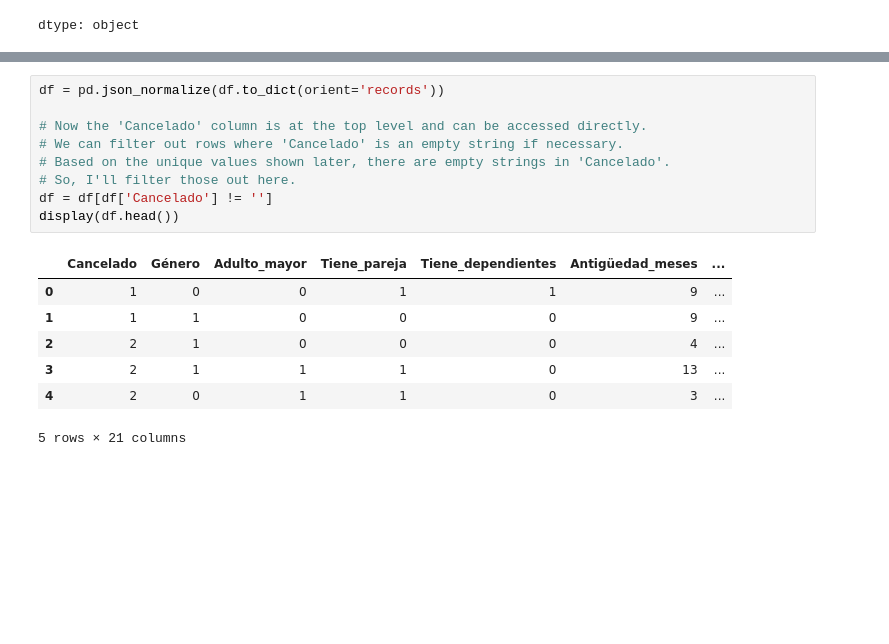
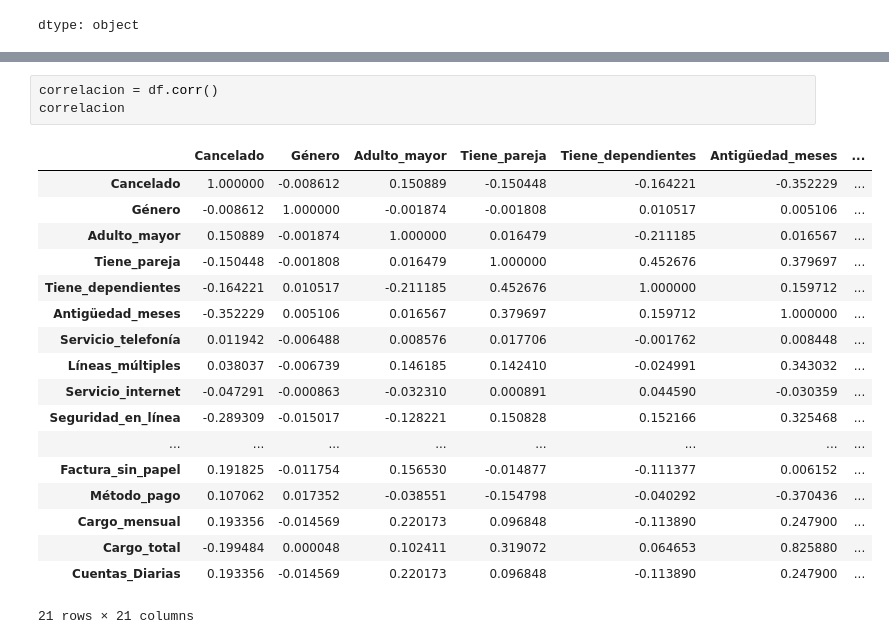
Before and after one commit to AngelTroncoso/Proyecto_telecomx2, a Jupyter notebook: telecoX.ipynb, the cells around one changed output, grey strips where cells are left out. Cells and saved outputs as stored; diff of their text form; blank space fills up the shorter version.

```diff
--- a/telecoX.ipynb
+++ b/telecoX.ipynb
@@ -347,17 +350,22 @@ df
-# %%
-df = pd.json_normalize(df.to_dict(orient='records'))
-
-# Now the 'Cancelado' column is at the top level and can be accessed directly.
-# We can filter out rows where 'Cancelado' is an empty string if necessary.
-# Based on the unique values shown later, there are empty strings in 'Cancelado'.
-# So, I'll filter those out here.
-df = df[df['Cancelado'] != '']
-display(df.head())
-# %% [output]
-|  | Cancelado | Género | Adulto_mayor | Tiene_pareja | Tiene_dependientes | Antigüedad_meses | ... |
-| 0 | 1 | 0 | 0 | 1 | 1 | 9 | ... |
-| 1 | 1 | 1 | 0 | 0 | 0 | 9 | ... |
-| 2 | 2 | 1 | 0 | 0 | 0 | 4 | ... |
-| 3 | 2 | 1 | 1 | 1 | 0 | 13 | ... |
-| 4 | 2 | 0 | 1 | 1 | 0 | 3 | ... |
-5 rows × 21 columns
+# %%
+correlacion = df.corr()
+correlacion
+# %% [output]
+|  | Cancelado | Género | Adulto_mayor | Tiene_pareja | Tiene_dependientes | Antigüedad_meses | ... |
+| Cancelado | 1.000000 | -0.008612 | 0.150889 | -0.150448 | -0.164221 | -0.352229 | ... |
+| Género | -0.008612 | 1.000000 | -0.001874 | -0.001808 | 0.010517 | 0.005106 | ... |
+| Adulto_mayor | 0.150889 | -0.001874 | 1.000000 | 0.016479 | -0.211185 | 0.016567 | ... |
+| Tiene_pareja | -0.150448 | -0.001808 | 0.016479 | 1.000000 | 0.452676 | 0.379697 | ... |
+| Tiene_dependientes | -0.164221 | 0.010517 | -0.211185 | 0.452676 | 1.000000 | 0.159712 | ... |
+| Antigüedad_meses | -0.352229 | 0.005106 | 0.016567 | 0.379697 | 0.159712 | 1.000000 | ... |
+| Servicio_telefonía | 0.011942 | -0.006488 | 0.008576 | 0.017706 | -0.001762 | 0.008448 | ... |
+| Líneas_múltiples | 0.038037 | -0.006739 | 0.146185 | 0.142410 | -0.024991 | 0.343032 | ... |
+| Servicio_internet | -0.047291 | -0.000863 | -0.032310 | 0.000891 | 0.044590 | -0.030359 | ... |
+| Seguridad_en_línea | -0.289309 | -0.015017 | -0.128221 | 0.150828 | 0.152166 | 0.325468 | ... |
+| ... | ... | ... | ... | ... | ... | ... | ... |
+| Factura_sin_papel | 0.191825 | -0.011754 | 0.156530 | -0.014877 | -0.111377 | 0.006152 | ... |
+| Método_pago | 0.107062 | 0.017352 | -0.038551 | -0.154798 | -0.040292 | -0.370436 | ... |
+| Cargo_mensual | 0.193356 | -0.014569 | 0.220173 | 0.096848 | -0.113890 | 0.247900 | ... |
+| Cargo_total | -0.199484 | 0.000048 | 0.102411 | 0.319072 | 0.064653 | 0.825880 | ... |
+| Cuentas_Diarias | 0.193356 | -0.014569 | 0.220173 | 0.096848 | -0.113890 | 0.247900 | ... |
+21 rows × 21 columns
```
Also changed, not shown: parts of 36 cells of this notebook.
